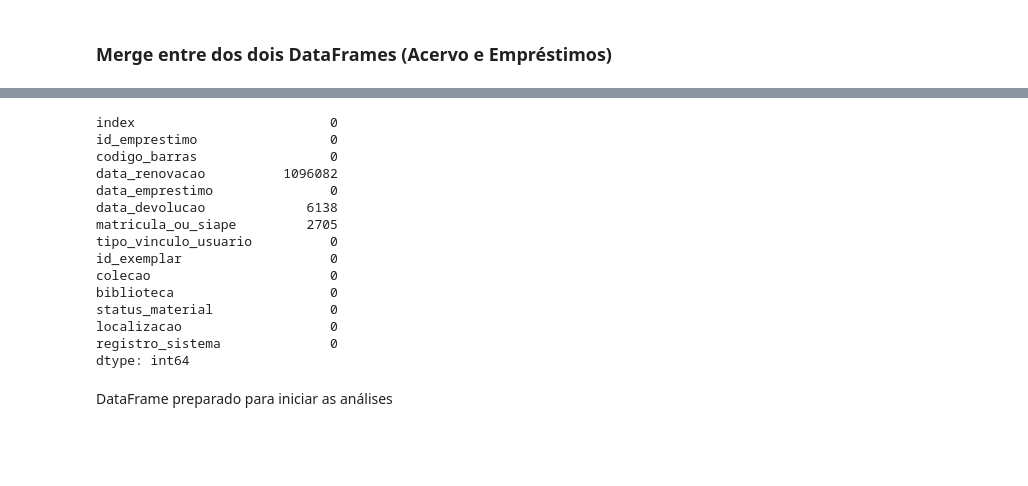
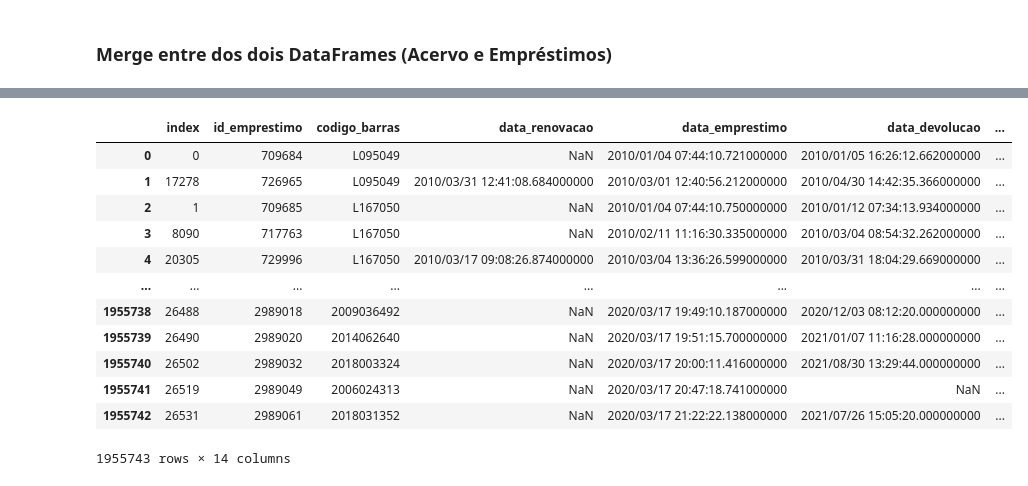
Before and after one commit to avellar1975/7DaysOfCode, a Jupyter notebook: 7DaysOfCode.ipynb, the cells around one changed output, grey strips where cells are left out. Cells and saved outputs as stored; diff of their text form; code cells hidden in the pictures; blank space fills up the shorter version.

```diff
--- a/7DaysOfCode.ipynb
+++ b/7DaysOfCode.ipynb
@@ -172,0 +276,26 @@ df_final = pd.merge(emprestimos_df, acervo_df, on = "codigo_barras")
+# %%
+def categorizar(num):
+    if num < 100:
+        return 'Generalidades. Ciência e conhecimento'
+    elif num >= 100 and num < 199:
+        return 'Filosofia e psicologia'
+    elif num >= 200 and num < 299:
+        return 'Religião'
+    elif num >= 300 and num <= 399:
+        return 'Ciências sociais'
+    elif num >= 400 and num <= 499:
+        return 'Classe vaga. Provisoriamente não ocupada'
+    elif num >= 500 and num <= 599:
+        return 'Matemática e ciências naturais'
+    elif num >= 600 and num <= 699:
+        return 'Ciências aplicadas.'
+    elif num >= 700 and num <= 799:
+        return 'Belas artes'
+    elif num >= 800 and num <= 899:
+        return 'Linguagem. Língua. Linguística'
+    elif num >= 900 and num <= 999:
+        return 'Geografia. Biografia. História'
+    else:
+        return "Erro"
+# %%
+df_1['Classe'] = df_1['localizacao'].apply(categorizar)
@@ -172,0 +306,3 @@ df_final = pd.merge(emprestimos_df, acervo_df, on = "codigo_barras")
+# %%
+df_1 = df_1[['index', 'id_emprestimo', 'codigo_barras', 'data_renovacao','data_emprestimo', 'data_devolucao', 'matricula_ou_siape',
+       'tipo_vinculo_usuario', 'id_exemplar', 'colecao', 'biblioteca','status_material', 'localizacao', 'Classe']]
@@ -173,3 +334,5 @@ df_final = pd.merge(emprestimos_df, acervo_df, on = "codigo_barras")
+# %%
+df_1['matricula_ou_siape'] = df_1['matricula_ou_siape'].apply(str)
 # %%
 df_final.info()
 # %% [output]
@@ -212,21 +356,16 @@ dtype: int64
-# %%
-# isnull
-print(df_final.isnull().sum())
-# %% [output]
-index                         0
-id_emprestimo                 0
-codigo_barras                 0
-data_renovacao          1096082
-data_emprestimo               0
-data_devolucao             6138
-matricula_ou_siape         2705
-tipo_vinculo_usuario          0
-id_exemplar                   0
-colecao                       0
-biblioteca                    0
-status_material               0
-localizacao                   0
-registro_sistema              0
-dtype: int64
-# %% [markdown]
-DataFrame preparado para iniciar as análises
+# %%
+df_1
+# %% [output]
+|  | index | id_emprestimo | codigo_barras | data_renovacao | data_emprestimo | data_devolucao | ... |
+| 0 | 0 | 709684 | L095049 | NaN | 2010/01/04 07:44:10.721000000 | 2010/01/05 16:26:12.662000000 | ... |
+| 1 | 17278 | 726965 | L095049 | 2010/03/31 12:41:08.684000000 | 2010/03/01 12:40:56.212000000 | 2010/04/30 14:42:35.366000000 | ... |
+| 2 | 1 | 709685 | L167050 | NaN | 2010/01/04 07:44:10.750000000 | 2010/01/12 07:34:13.934000000 | ... |
+| 3 | 8090 | 717763 | L167050 | NaN | 2010/02/11 11:16:30.335000000 | 2010/03/04 08:54:32.262000000 | ... |
+| 4 | 20305 | 729996 | L167050 | 2010/03/17 09:08:26.874000000 | 2010/03/04 13:36:26.599000000 | 2010/03/31 18:04:29.669000000 | ... |
+| ... | ... | ... | ... | ... | ... | ... | ... |
+| 1955738 | 26488 | 2989018 | 2009036492 | NaN | 2020/03/17 19:49:10.187000000 | 2020/12/03 08:12:20.000000000 | ... |
+| 1955739 | 26490 | 2989020 | 2014062640 | NaN | 2020/03/17 19:51:15.700000000 | 2021/01/07 11:16:28.000000000 | ... |
+| 1955740 | 26502 | 2989032 | 2018003324 | NaN | 2020/03/17 20:00:11.416000000 | 2021/08/30 13:29:44.000000000 | ... |
+| 1955741 | 26519 | 2989049 | 2006024313 | NaN | 2020/03/17 20:47:18.741000000 | NaN | ... |
+| 1955742 | 26531 | 2989061 | 2018031352 | NaN | 2020/03/17 21:22:22.138000000 | 2021/07/26 15:05:20.000000000 | ... |
+1955743 rows × 14 columns
```
Also changed, not shown: parts of 26 cells of this notebook.
